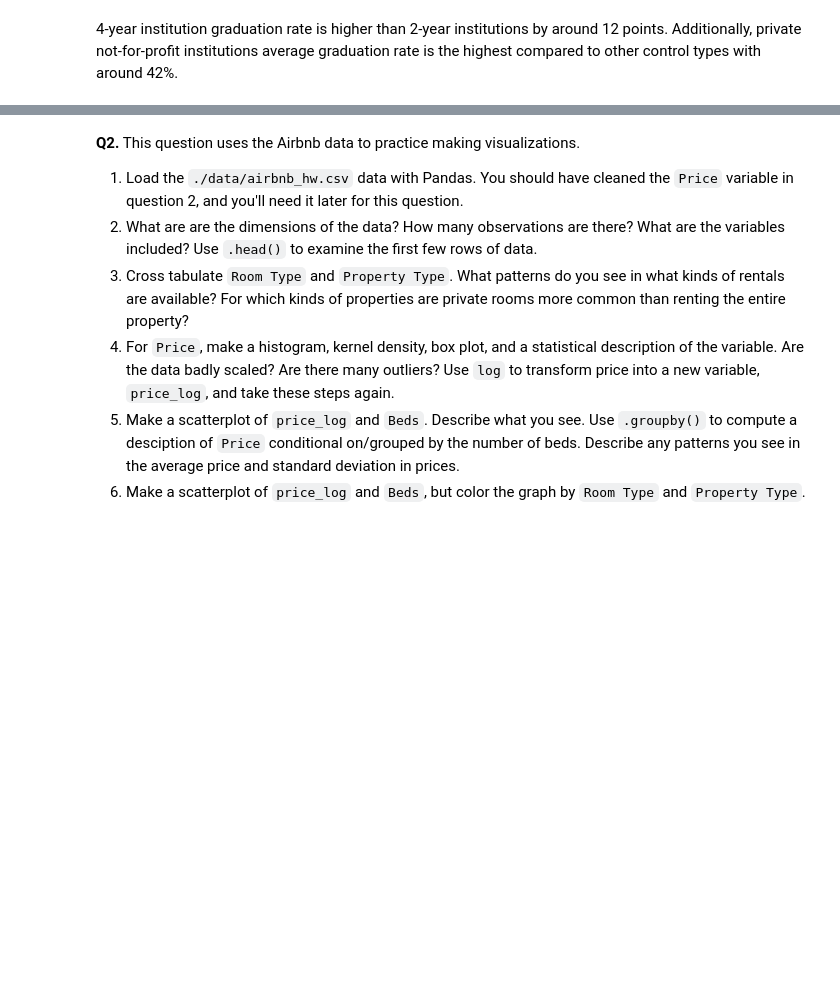
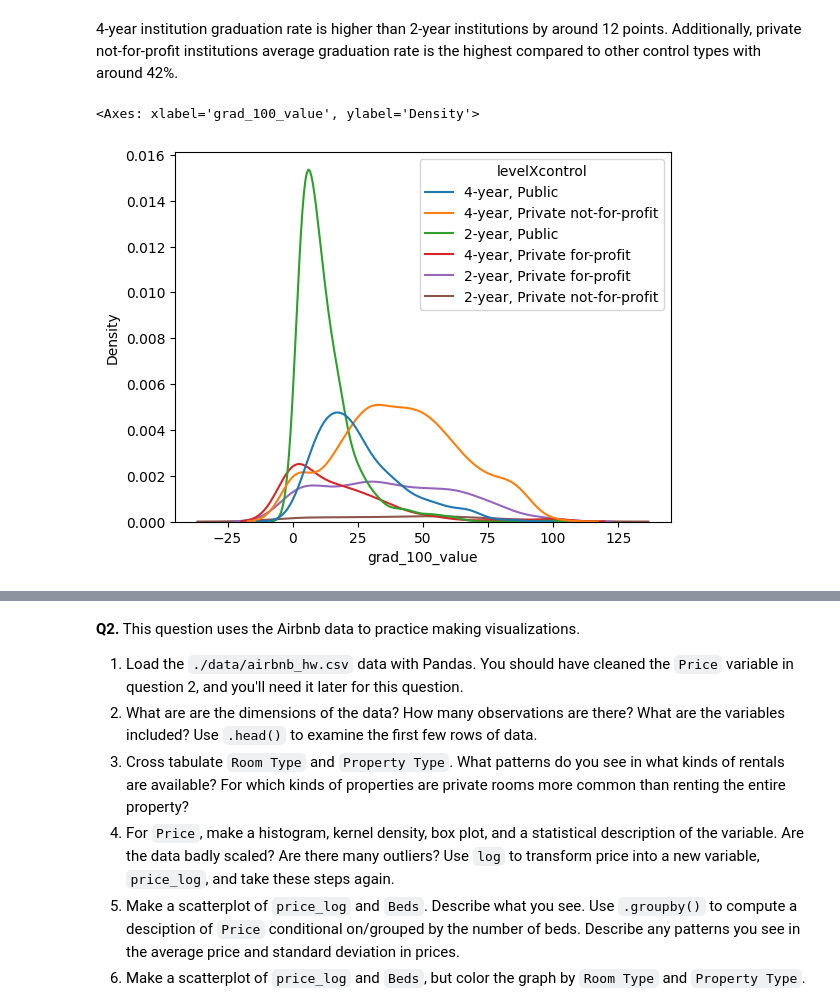
Before and after one commit to hmz4kf/visualization, a Jupyter notebook: assignment/assignment.ipynb, the cells around one changed output, grey strips where cells are left out. Cells and saved outputs as stored; diff of their text form; code cells hidden in the pictures; blank space fills up the shorter version.

```diff
--- a/assignment/assignment.ipynb
+++ b/assignment/assignment.ipynb
@@ -119,3 +119,10 @@ college.groupby('level')['grad_100_value'].describe()
 | 4-year | 2012.0 | 33.230119 | 23.270160 | 0.0 | 15.2 | 29.7 | 49.225 | 100.0 |
 # %% [markdown]
 4-year institution graduation rate is higher than 2-year institutions by around 12 points. Additionally, private not-for-profit institutions average graduation rate is the highest compared to other control types with around 42%.
+# %%
+# grouped kernel density plot for levelXcontrol
+college['levelXcontrol']= college['level']+', '+ college['control']
+sns.kdeplot(data=college, x='grad_100_value', hue='levelXcontrol')
+# %% [output]
+<Axes: xlabel='grad_100_value', ylabel='Density'>
+[figure, added]
```
Also changed, not shown: parts of 23 cells of this notebook.
